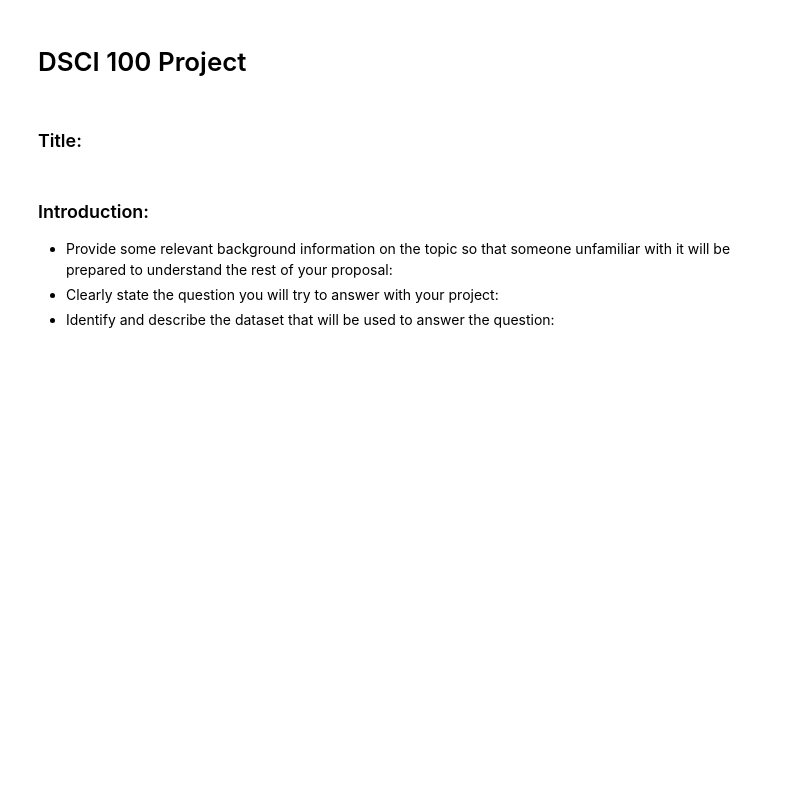
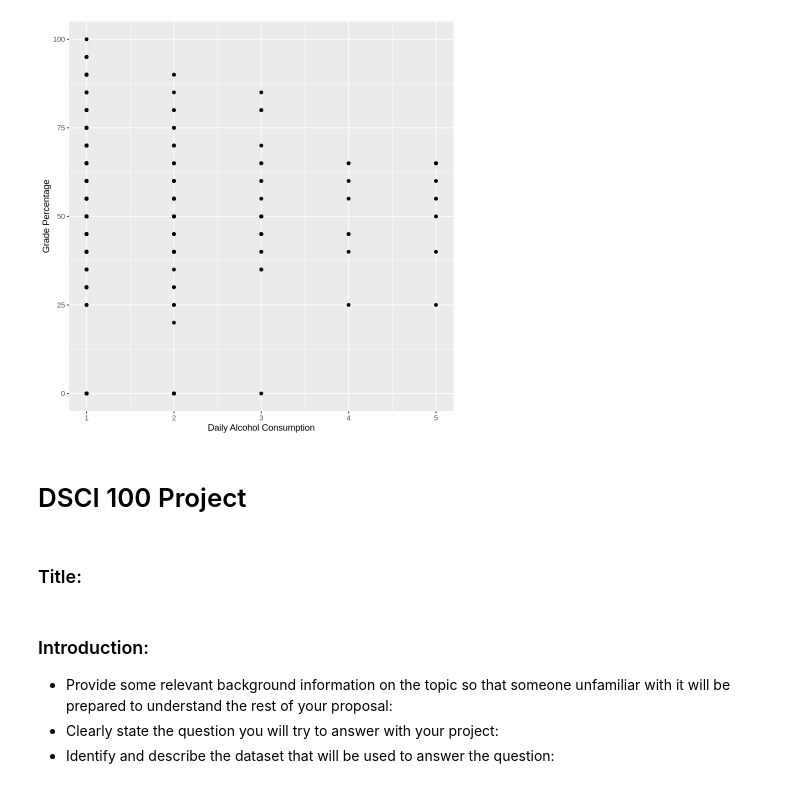
Before and after one commit to chloezandberg/dsci-100-project, a Jupyter notebook: STUDENT.ipynb, the cells around one changed output. Cells and saved outputs as stored; diff of their text form; code cells hidden in the pictures; blank space fills up the shorter version.

Commit message:
Selected Relevant Numerical Data + Sample Code

```diff
--- a/STUDENT.ipynb
+++ b/STUDENT.ipynb
@@ -20,3 +10,13 @@ dbl (16): age, Medu, Fedu, traveltime, studytime, failures, famrel, freetime...
 
 ℹ Use `spec()` to retrieve the full column specification for this data.
 ℹ Specify the column types or set `show_col_types = FALSE` to quiet this message.
+# %%
+select_data <-select(student_data, -school, -address, -Mjob, -Pstatus, -higher, -internet, - paid, - famrel, - activities,
+            -sex, -nursery, -Fjob, -Medu, -Fedu, -famsize, -G1, -G2, - guardian, -reason, -romantic, - famsup, -schoolsup)
+# %%
+mutated_data<-mutate(select_data, grade_percentage = G3/20*100)
+ #just so you can see
+
+data<-select(mutated_data, -G3)
+data
+#Dont have to do this last step but it removes the now unnecessary G3
@@ -23,3 +43,12 @@ dbl (16): age, Medu, Fedu, traveltime, studytime, failures, famrel, freetime...
+# %%
+#Sample_Plot of One Variable
+student_plot<-ggplot(data, aes(x= Dalc, y = grade_percentage))+
+geom_point()+
+xlab("Daily Alcohol Consumption")+
+ylab("Grade Percentage")
+student_plot
+# %% [output]
+[figure, added]
 # %% [markdown]
 # DSCI 100 Project
 # %% [markdown]
```
Also changed, not shown: parts of 2 cells of this notebook.
